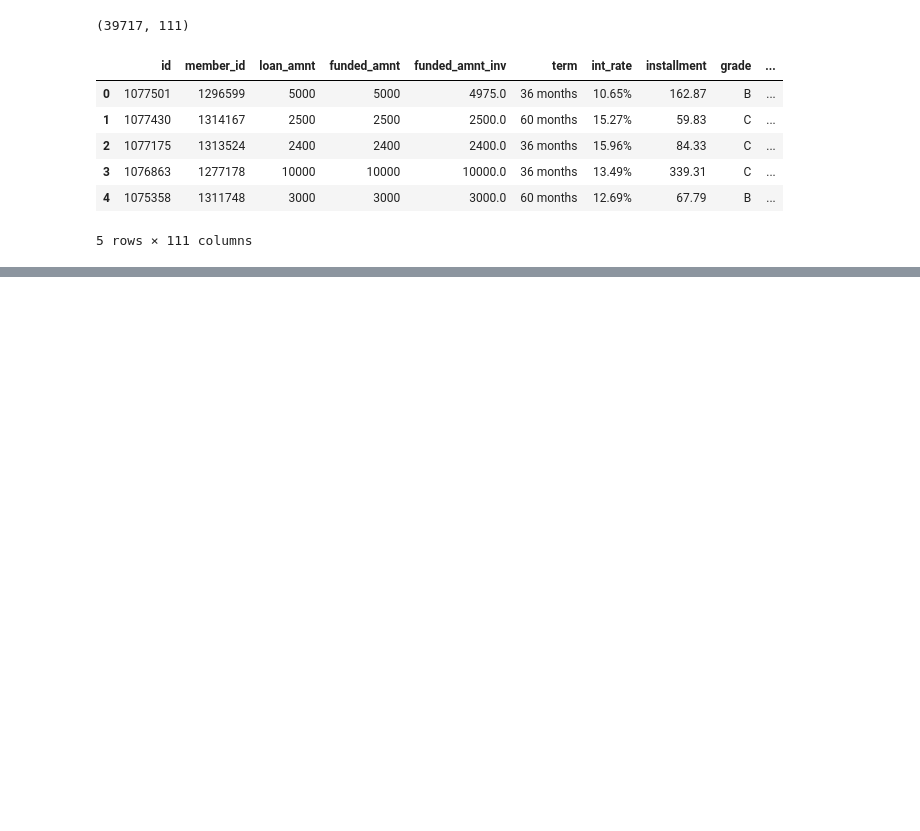
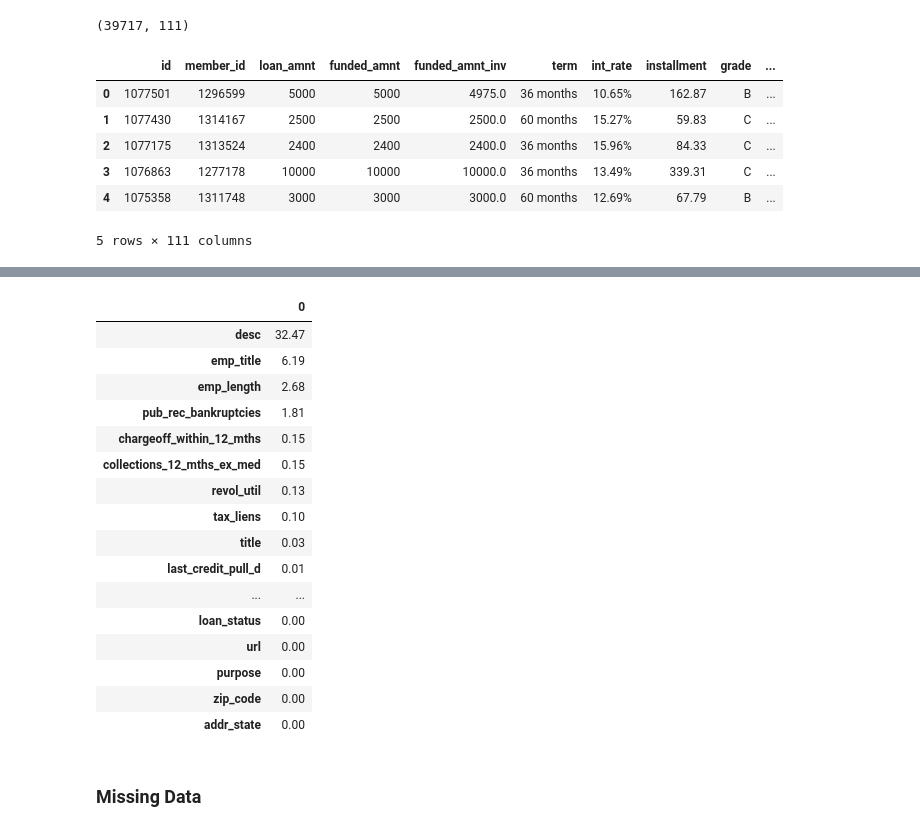
Before and after one commit to udaykadavi/LendingClubCaseStudy, a Jupyter notebook: EDA_UA.ipynb, the cells around one changed output, grey strips where cells are left out. Cells and saved outputs as stored; diff of their text form; code cells hidden in the pictures; blank space fills up the shorter version.

```diff
--- a/EDA_UA.ipynb
+++ b/EDA_UA.ipynb
@@ -80,0 +146,3 @@ Length: 111, dtype: bool
+# %%
+#Removing the above three columns
+loan_df.drop(labels =['mths_since_last_record', 'mths_since_last_delinq'], axis=1,inplace=True)
@@ -80,0 +170,23 @@ Length: 111, dtype: bool
+# %%
+# % of missing values values
+pd.DataFrame(loan_df.isna().mean().round(4)*100).sort_values(by=0, ascending = False)
+# %% [output]
+|  | 0 |
+| desc | 32.47 |
+| emp_title | 6.19 |
+| emp_length | 2.68 |
+| pub_rec_bankruptcies | 1.81 |
+| chargeoff_within_12_mths | 0.15 |
+| collections_12_mths_ex_med | 0.15 |
+| revol_util | 0.13 |
+| tax_liens | 0.10 |
+| title | 0.03 |
+| last_credit_pull_d | 0.01 |
+| ... | ... |
+| loan_status | 0.00 |
+| url | 0.00 |
+| purpose | 0.00 |
+| zip_code | 0.00 |
+| addr_state | 0.00 |
+# %% [markdown]
+### Missing Data
```
Also changed, not shown: parts of 29 cells of this notebook.
